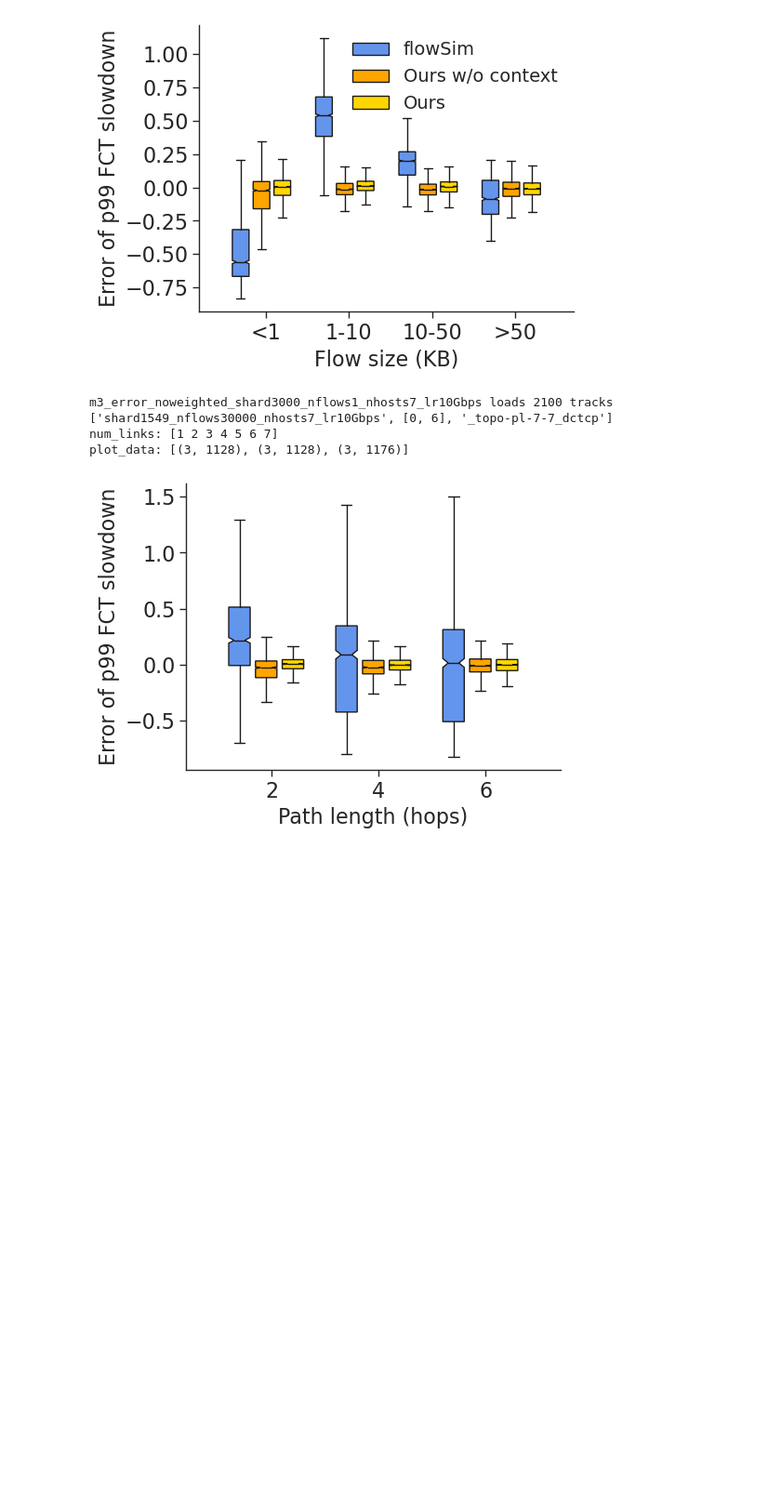
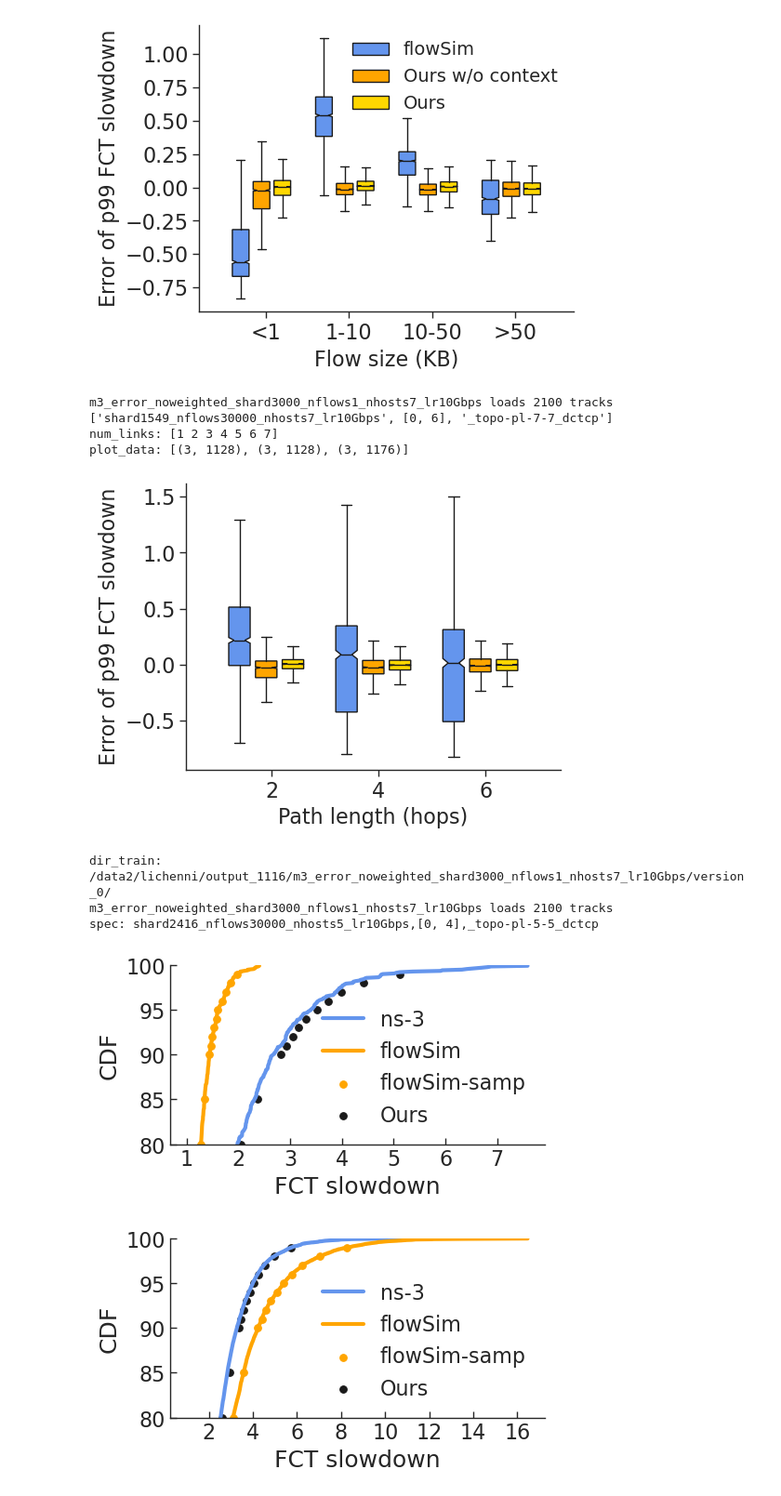
Before and after one commit to uw-polestar/parsimon-eval, a Jupyter notebook: expts/fig_8/analysis/main_intermediate.ipynb, the cells around one changed output. Shown at 93% size. Cells and saved outputs as stored; diff of their text form; code cells hidden in the pictures; blank space fills up the shorter version.

Commit message:
more k data

```diff
--- a/expts/fig_8/analysis/main_intermediate.ipynb
+++ b/expts/fig_8/analysis/main_intermediate.ipynb
@@ -645,7 +645,7 @@ dir_input_synthetic="/data2/lichenni/path/input"
 topo_type="_topo-pl-x-x_dctcp"
 lr=10
 P99_PERCENTILE_LIST = P99_PERCENTILE_LIST = np.array(
-    [30, 50, 60, 70, 75, 80, 82, 84, 86,88, 90, 91, 92, 93, 94, 95, 96, 97, 98, 99]
+    [10, 20, 30, 40, 50, 60, 70, 75, 80, 85, 90, 91, 92, 93, 94, 95, 96, 97, 98, 99]
 )
 SIZE_BUCKET_LIST_LABEL=[
     "(0, 0.25MTU)",
@@ -676,7 +676,13 @@ BYTE_TO_BIT = 8
 
 def get_size_bucket_list_output(mtu, bdp):
     return np.array([mtu, bdp, 5 * bdp])
-
+def decode_dict(d, encoding_used="utf-8"):
+    return {
+        k.decode(encoding_used): (
+            v.decode(encoding_used) if isinstance(v, bytes) else v
+        )
+        for k, v in d.items()
+    }
 
 yticklabels=SIZE_BUCKET_LIST_LABEL
 xticklabels=[f"{x}%" for x in P99_PERCENTILE_LIST]
@@ -693,10 +699,13 @@ version_id_list=[
 ]
 
 enable_abs = False
-title_str_list = ["ns-3","flowSim", "Ours"]
+title_str_list = ["ns-3","flowSim","flowSim-samp", "Ours"]
 main_title_list=['train','test','empirical']
 fig_index=0
 version_id_test=1
+
+loc='lower right'
+_fontsize=16
 
 for program_name_idx,program_name in enumerate(program_name_list):
     for version_id in version_id_list[program_name_idx]:
@@ -717,48 +726,95 @@ for program_name_idx,program_name in enumerate(program_name_list):
         len_tracks=len(data_list_test)
         print(f"{program_name} loads {len_tracks} tracks")
         res_sldn=[]
-        for spec_idx in [0]:
-            spec,src_dst_pair_target,_ =data_list_test[spec_idx]
+        for spec_idx in [33]:
+
+            spec,src_dst_pair_target,topo_type =data_list_test[spec_idx]
+            print(f"spec: {spec},{src_dst_pair_target},{topo_type}")
             src_dst_pair_target_str="_".join([str(x) for x in src_dst_pair_target])
             data = np.load(f'{dir_train}/test/version_{version_id_test}/{spec}_{src_dst_pair_target_str}/res.npz')
             sizebucket_to_sldn_est = data['sizebucket_to_sldn_est']
 
-            num_flows_per_cell_mat=num_flows_per_cell.reshape(x_len_output,y_len)
-
             sizebucket_to_sldn_est=sizebucket_to_sldn_est.reshape(x_len_output,y_len)
             sizebucket_to_sldn_est=np.clip(sizebucket_to_sldn_est,a_min=1.0,a_max=None)
-            sizebucket_to_sldn_est[num_flows_per_cell_mat==0]=None
 
             tmp = spec.split("_")
             n_hosts=int(tmp[2][6:])
             BDP=BDP_DICT[n_hosts]
             size_bucket_list = get_size_bucket_list_output(mtu=MTU,bdp=BDP)
 
             flow_src_dst = np.load(f'{dir_input}/{spec}/flow_src_dst.npy')
             sizes = np.load(f'{dir_input}/{spec}/flow_sizes.npy')
             fcts=np.load(f'{dir_input}/{spec}/fcts{topo_type}.npy')
             i_fcts=np.load(f'{dir_input}/{spec}/i_fcts{topo_type}.npy')
             sldns=np.divide(fcts, i_fcts)
+
+            stats=decode_dict(np.load(f'{dir_input}/{spec}/stats.npy', allow_pickle=True,encoding="bytes").item())
+            print(f"stats: {stats}")
 
             n_links_passed=abs(src_dst_pair_target[0]-src_dst_pair_target[1])+2
 
             i_fcts_flowsim = (sizes + np.ceil(sizes / MTU) * HEADER_SIZE) * BYTE_TO_BIT/lr+DELAY_PROPAGATION_BASE*n_links_passed
             fcts_flowsim=np.load(f'{dir_input}/{spec}/fcts_flowsim.npy')+DELAY_PROPAGATION_BASE*n_links_passed
             sldns_flowsim=np.divide(fcts_flowsim, i_fcts_flowsim)
 
             flow_idx_target=np.logical_and(flow_src_dst[:,0]==src_dst_pair_target[0], flow_src_dst[:,1]==src_dst_pair_target[1])
             sizes=sizes[flow_idx_target]
             sldns_flowsim=sldns_flowsim[flow_idx_target]
             sldns=sldns[flow_idx_target]
 
             bins=np.digitize(sizes,size_bucket_list)
-            sldn_list_tmp=[]
+
             for x_idx in range(x_len_output):
+                fig = plt.figure(figsize=(5.2, 2.5))  # 2.5 inch for 1/3 double column width
+                ax = fig.add_subplot(111)
+                ax=plt.gca()
                 sldn_idx_target = np.nonzero(bins == x_idx)[0]
                 if len(sldn_idx_target) < 100:
                     continue
                 sldns_flowsim_tmp = sldns_flowsim[sldn_idx_target]
                 sldns_tmp = sldns[sldn_idx_target]
-                sldn_list_tmp.append(sldns_flowsim_tmp)
-                sldn_list_tmp.append(sldns_tmp)
-                sldn_list_tmp.append(sizebucket_to_sldn_est[x_idx])
+                sizebucket_to_sldn_flowsim=np.percentile(sldns_flowsim_tmp, P99_PERCENTILE_LIST)
+
+                ax.spines["right"].set_visible(False)
+                ax.spines["top"].set_visible(False)
+
+                ax.tick_params(axis="y", direction="in")
+                ax.tick_params(axis="x", direction="in")
+
+                plt.plot(np.sort(sldns_tmp), (np.arange(len(sldns_tmp))/len(sldns_tmp)*100), label=title_str_list[0], color=color_list[0], linewidth=3)
+                plt.plot(np.sort(sldns_flowsim_tmp), (np.arange(len(sldns_flowsim_tmp))/len(sldns_flowsim_tmp)*100), label=title_str_list[1], color=color_list[1], linewidth=3)
+                plt.scatter(
+                    sizebucket_to_sldn_flowsim,
+                    P99_PERCENTILE_LIST,
+                    color=color_list[1],
+                    label=title_str_list[2],
+                    marker="o",
+                    s=30,
+                )
+
+                plt.scatter(
+                    sizebucket_to_sldn_est[x_idx],
+                    P99_PERCENTILE_LIST,
+                    color='k',
+                    label=title_str_list[3],
+                    marker="o",
+                    s=30,
+                )
+                legend_properties = {"size": _fontsize}
+                plt.xlabel('FCT slowdown', fontsize=_fontsize+2)
+                plt.ylabel('CDF', fontsize=_fontsize+2)
+                plt.legend(prop=legend_properties,
+                frameon=False,
+                loc=loc)
+                plt.ylim(80,100)
+                if x_idx==2 or x_idx==3:
+                    plt.xlim(0,18)
+                plt.yticks(fontsize=_fontsize)
+                plt.xticks(fontsize=_fontsize)
+                plt.savefig(f'figs/intermediate_flowsim_sldn_{x_idx}.pdf', bbox_inches="tight", pad_inches=0)
+# %% [output]
+dir_train: /data2/lichenni/output_1116/m3_error_noweighted_shard3000_nflows1_nhosts7_lr10Gbps/version_0/
+m3_error_noweighted_shard3000_nflows1_nhosts7_lr10Gbps loads 2100 tracks
+spec: shard2416_nflows30000_nhosts5_lr10Gbps,[0, 4],_topo-pl-5-5_dctcp
+[figure, added]
+[figure, added]
```
Also changed, not shown: parts of 3 cells of this notebook, 11 other files.
